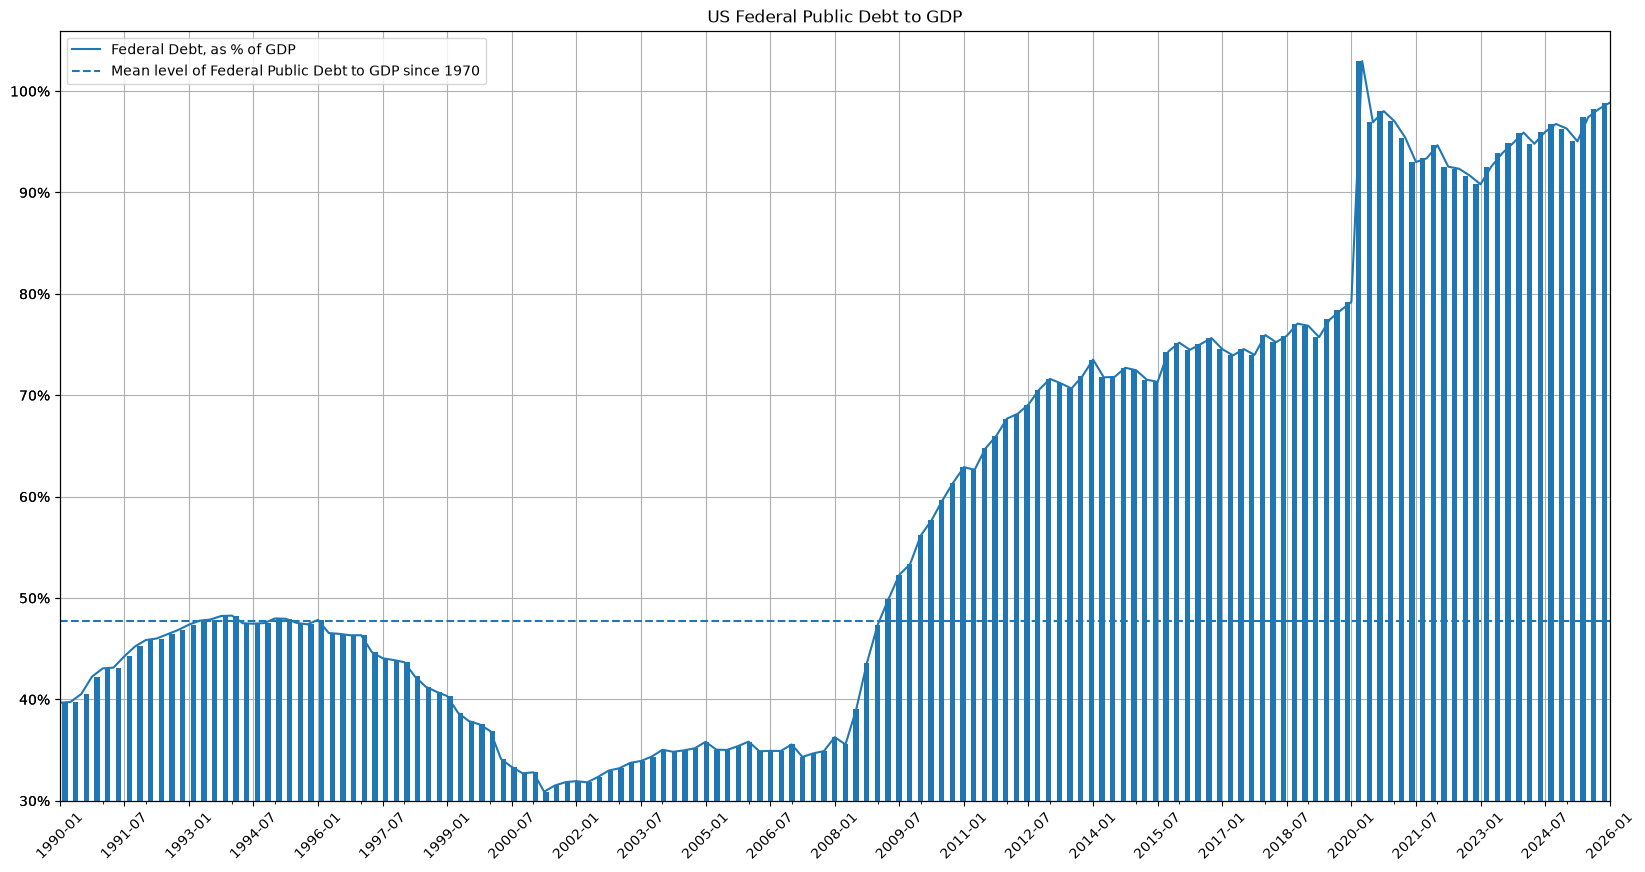
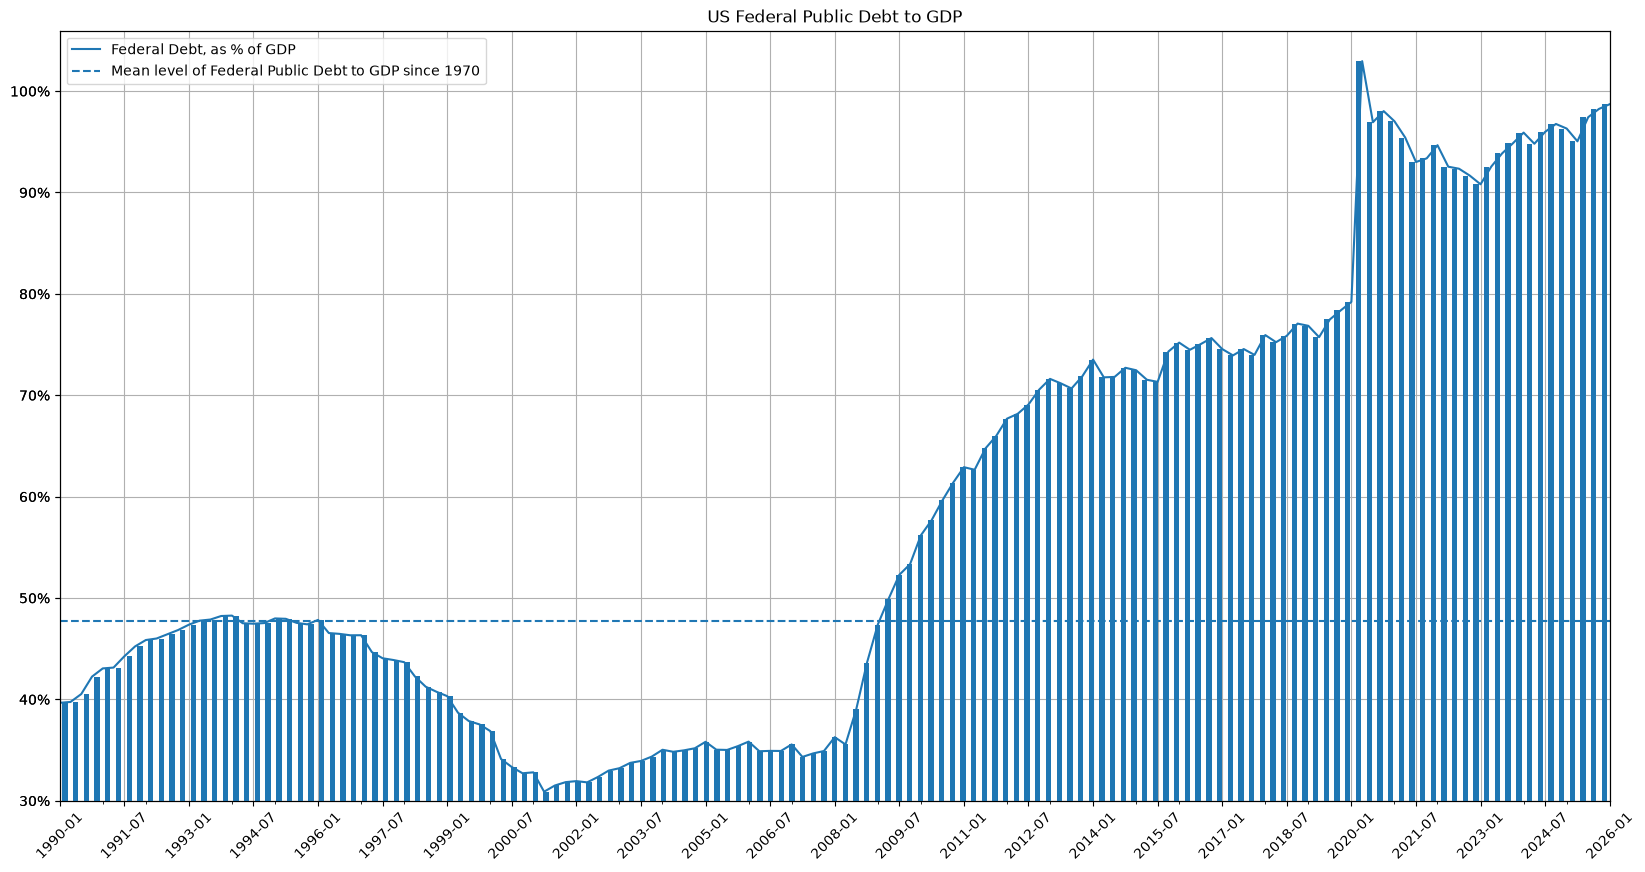
The change to this notebook cell's code, shown as a diff; its figure went from the first image to the second:
--- before
+++ after
@@ -5,5 +5,5 @@
                          ylim=(.30, shorter_series.max() + .03))
 ax2 = ax.twiny()
-shorter_series.plot.bar(ax=ax2, xlabel='', legend=False)
+shorter_series.plot.bar(ax=ax2, xlabel='', legend=False, x_compat=True)
 ax.axhline(y=fred_pub_debt_and_tax_rev[FEDERAL_DEBT_TO_GDP].mean(), c='#1f77b4', ls='--',
            label=LABEL_DEBT_TO_GDP + suffix)

Commit: Updated for pandas 3.x